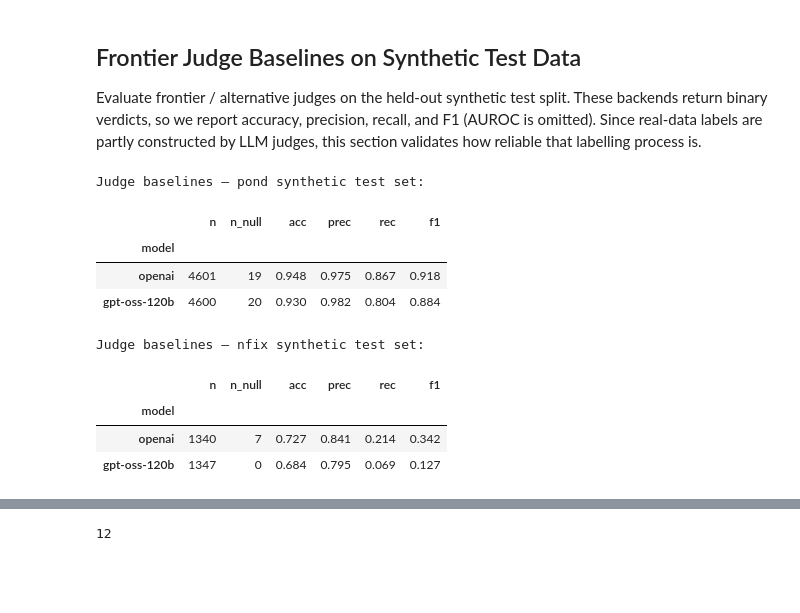
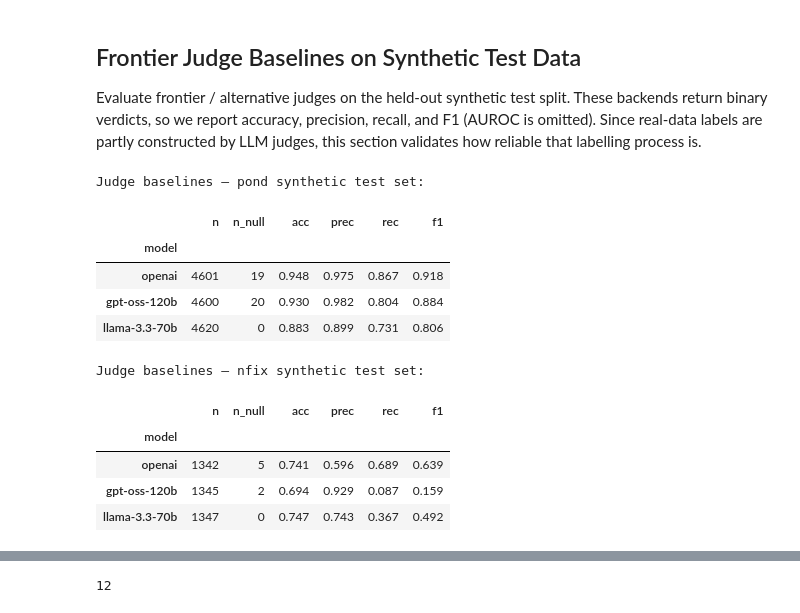
Before and after one commit to kevinqnb/scholarlm, a Jupyter notebook: analysis/synthetic_probe_test.ipynb, the cells around one changed output, grey strips where cells are left out. Drawn from its saved outputs; the diff is of its cells as text; code cells hidden in the pictures; blank space fills up the shorter version.

```diff
--- a/analysis/synthetic_probe_test.ipynb
+++ b/analysis/synthetic_probe_test.ipynb
@@ -343,6 +342,7 @@ this section validates how reliable that labelling process is.
 ALT_JUDGE_MODELS = [
     ('openai', None),
     ('gpt-oss-120b', None),
+    ('llama-3.3-70b', None)
 ]
 
 # ── Evaluate each alternative judge on each dataset's synthetic test split ────
@@ -377,32 +377,34 @@ for ds in DATASETS:
             y_true.append(gt_by_id[mid])
             y_pred.append(bool(j))
 
         y_true = np.array(y_true, dtype=bool)
         y_pred = np.array(y_pred, dtype=bool)
         n      = len(y_true)
         acc    = float((y_pred == y_true).mean()) if n > 0 else float('nan')
         tp = int((y_pred &  y_true).sum())
         fp = int((y_pred & ~y_true).sum())
         fn = int((~y_pred & y_true).sum())
         p     = tp / (tp + fp) if (tp + fp) > 0 else float('nan')
         r_val = tp / (tp + fn) if (tp + fn) > 0 else float('nan')
         f1    = 2 * p * r_val / (p + r_val) if (p + r_val) > 0 else float('nan')
         rows.append(dict(model=model_name, n=n, n_null=n_null,
                          acc=acc, prec=p, rec=r_val, f1=f1))
 
     if rows:
         alt_df = pd.DataFrame(rows).set_index('model')
         display(alt_df.style.format(
             {'acc': '{:.3f}', 'prec': '{:.3f}', 'rec': '{:.3f}', 'f1': '{:.3f}'}
         ))
 # %% [output]
 Judge baselines — pond synthetic test set:
 |  | n | n_null | acc | prec | rec | f1 |
 | model |  |  |  |  |  |  |
 | openai | 4601 | 19 | 0.948 | 0.975 | 0.867 | 0.918 |
 | gpt-oss-120b | 4600 | 20 | 0.930 | 0.982 | 0.804 | 0.884 |
+| llama-3.3-70b | 4620 | 0 | 0.883 | 0.899 | 0.731 | 0.806 |
 Judge baselines — nfix synthetic test set:
 |  | n | n_null | acc | prec | rec | f1 |
 | model |  |  |  |  |  |  |
-| openai | 1340 | 7 | 0.727 | 0.841 | 0.214 | 0.342 |
-| gpt-oss-120b | 1347 | 0 | 0.684 | 0.795 | 0.069 | 0.127 |
+| openai | 1342 | 5 | 0.741 | 0.596 | 0.689 | 0.639 |
+| gpt-oss-120b | 1345 | 2 | 0.694 | 0.929 | 0.087 | 0.159 |
+| llama-3.3-70b | 1347 | 0 | 0.747 | 0.743 | 0.367 | 0.492 |
```
Also changed, not shown: parts of 3 cells of this notebook, 3 other files.
